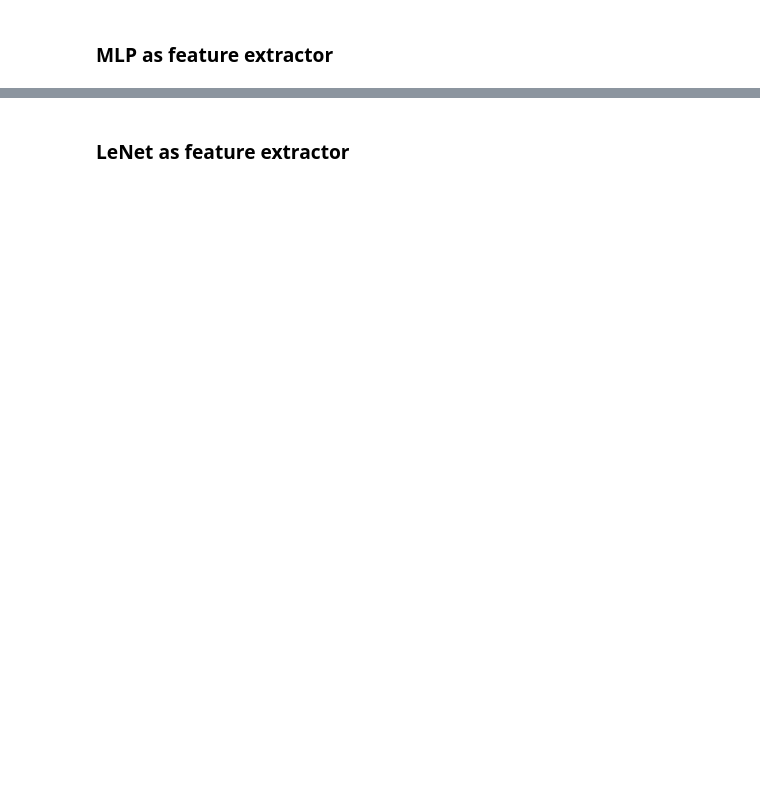
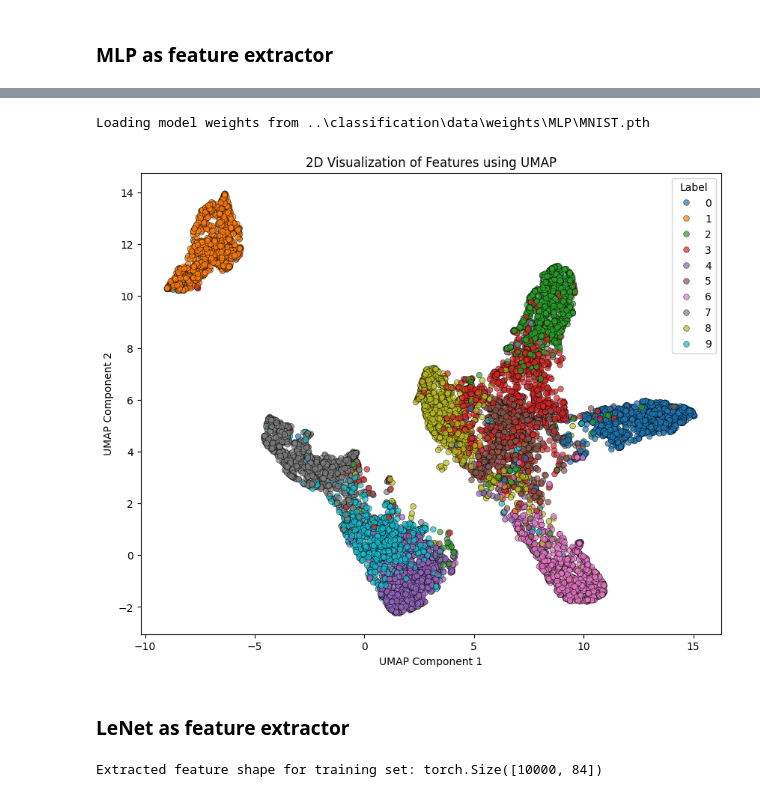
Before and after one commit to ChristinaVlach/Introduction-Statistical-Data-Analysis-Machine-Learning, a Jupyter notebook: dimensionality_reduction/feature_extraction.ipynb, the cells around one changed output, grey strips where cells are left out. Cells and saved outputs as stored; diff of their text form; code cells hidden in the pictures; blank space fills up the shorter version.

```diff
--- a/dimensionality_reduction/feature_extraction.ipynb
+++ b/dimensionality_reduction/feature_extraction.ipynb
@@ -45,7 +48,7 @@ import torch
 import torch.nn as nn
 
 class MLP(nn.Module):
-    def __init__(self, input_size=784, hidden_size=128, output_size=64):
+    def __init__(self, input_size=784, hidden_size=128, output_size=10):
         super(MLP, self).__init__()
         self.fc1 = nn.Linear(input_size, hidden_size)
         self.relu = nn.ReLU()
@@ -109,14 +116,17 @@ plot_features(umap_embedding, y_test)
 # %%
 # load the model weights
 weights = os.path.join("..","classification","data", "weights", "MLP","MNIST.pth")
 print(f"Loading model weights from {weights}")
-model.load_state_dict(torch.load(weights))
+model.load_state_dict(torch.load(weights,weights_only=True))
 model.eval()
 with torch.no_grad():
     test_features = model(X_test_tensor, return_features=True)
 
 umap_embedding = reducer.fit_transform(test_features)
 plot_features(umap_embedding, y_test)
+# %% [output]
+Loading model weights from ..\classification\data\weights\MLP\MNIST.pth
+[figure, added]
 # %% [markdown]
 ### LeNet as feature extractor
 # %%
@@ -141,3 +151,15 @@ class LeNet5(nn.Module):
             return features  # Return features before the final layer
         x = self.fc3(features)
         return x
+# %%
+model = LeNet5()
+model.eval()
+X_test, y_test = load_mnist(mnist_path, kind='t10k')
+X_test = X_test.reshape(-1, 1, 28, 28).astype(np.float32)
+X_test_tensor = torch.tensor(X_test)
+with torch.no_grad():
+    test_features = model(X_test_tensor, return_features=True)
+
+print(f"Extracted feature shape for training set: {test_features.shape}")
+# %% [output]
+Extracted feature shape for training set: torch.Size([10000, 84])
```
Also changed, not shown: parts of 12 cells of this notebook.
